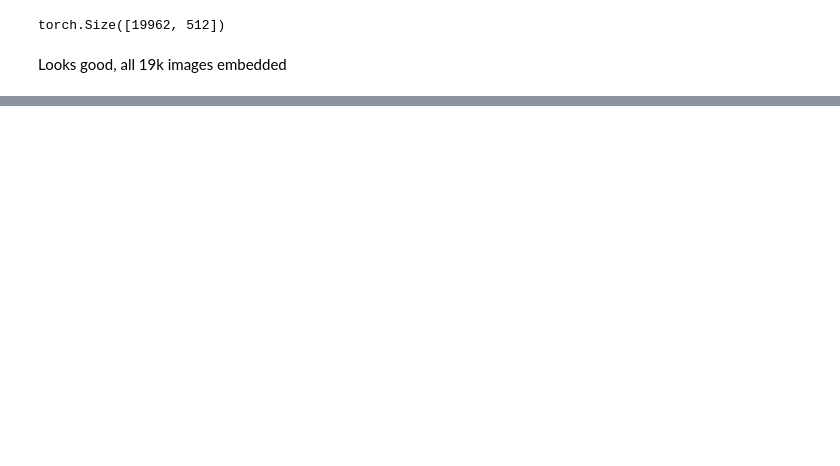
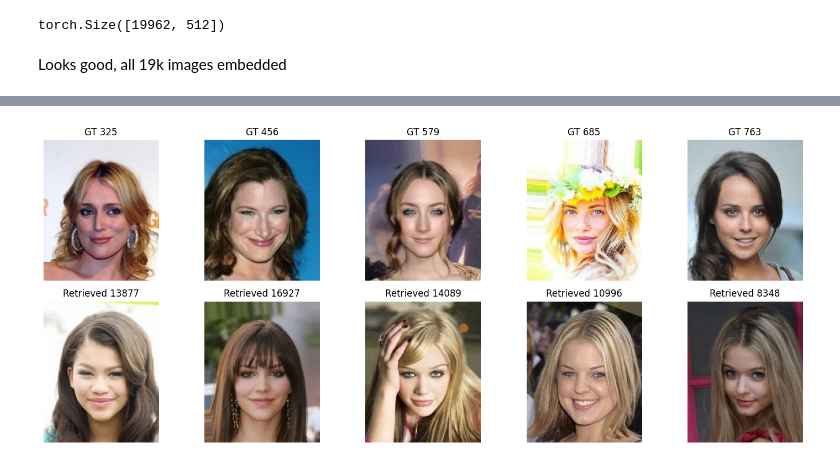
Before and after one commit to skiiyuru/compositional-image-retrieval, a Jupyter notebook: notebooks/baseline.ipynb, the cells around one changed output, grey strips where cells are left out. Saved outputs shown, nothing was run; the diff lists cells and outputs as text; code cells hidden in the pictures; blank space fills up the shorter version.

```diff
--- a/notebooks/baseline.ipynb
+++ b/notebooks/baseline.ipynb
@@ -113,0 +187,3 @@ torch.save(db, "../src/db.pt")
+# %%
+annotations_path = Path("../data/celeba_evaluation.json")
+annotations_path.exists()
@@ -113,0 +192,5 @@ torch.save(db, "../src/db.pt")
+# %%
+with open(annotations_path, "r") as f:
+    annotations = json.load(f)
+
+len(annotations)
@@ -113,0 +436,20 @@ torch.save(db, "../src/db.pt")
+# %%
+retrieved = [13877, 16927, 14089, 10996, 8348]
+ground_truth = [325, 456, 579, 685, 763]
+
+fig, axes = plt.subplots(2, len(retrieved), figsize=(15, 6))
+for col, (gt, rt) in enumerate(zip(ground_truth, retrieved)):
+    axes[0, col].imshow(celeba[gt][0])
+    axes[0, col].set_title(f"GT {gt}")
+    axes[0, col].axis("off")
+
+    axes[1, col].imshow(celeba[rt][0])
+    axes[1, col].set_title(f"Retrieved {rt}")
+    axes[1, col].axis("off")
+
+axes[0, 0].set_ylabel("Ground truth")
+axes[1, 0].set_ylabel("Retrieved")
+plt.tight_layout()
+plt.show()
+# %% [output]
+[figure, added]
```
Also changed, not shown: parts of 62 cells of this notebook, 3 other files.
